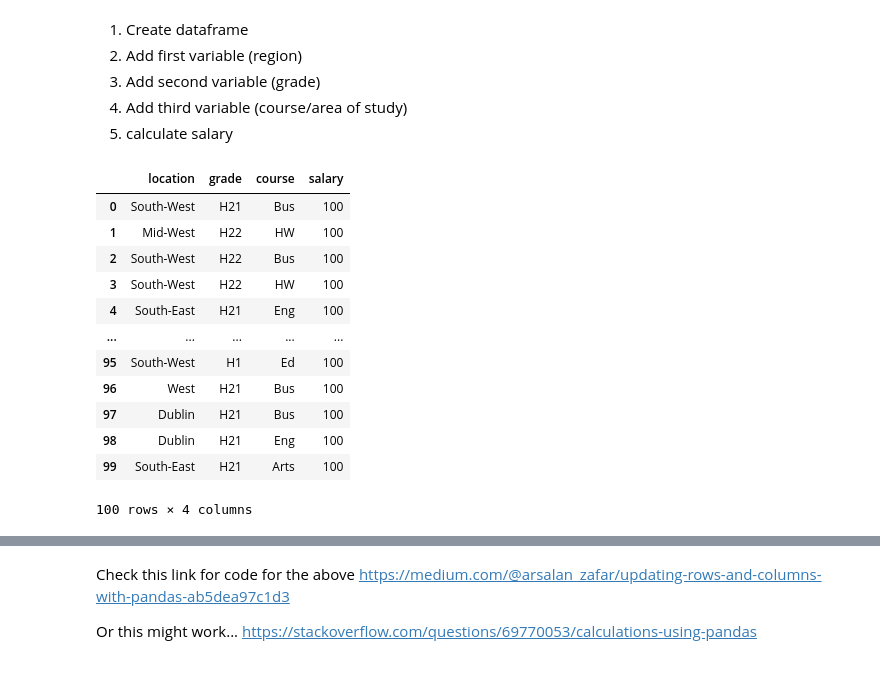
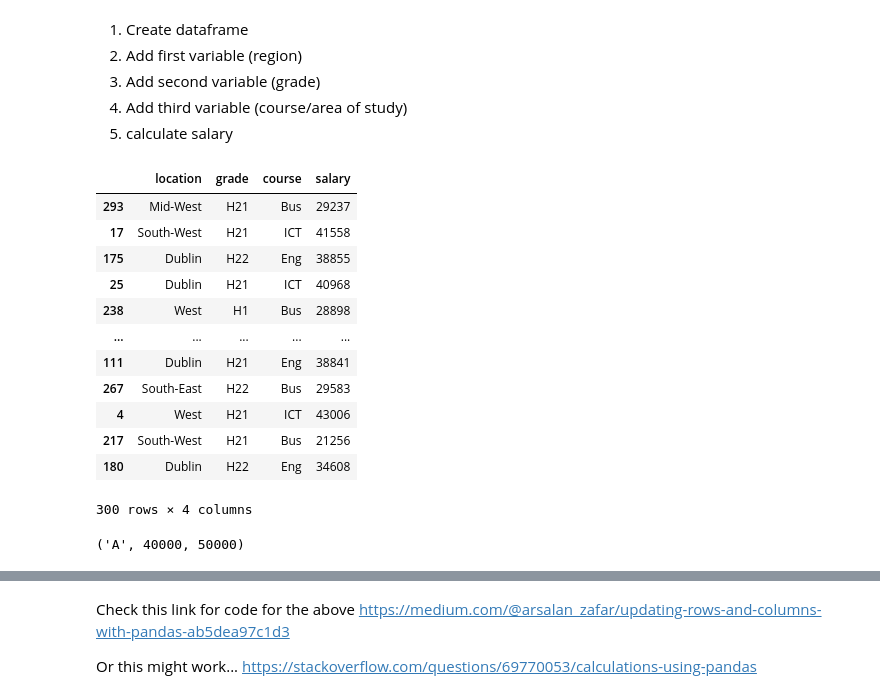
Before and after one commit to PeeBs68/mywork, a Jupyter notebook: project1.ipynb, the cells around one changed output, grey strips where cells are left out. Saved outputs shown, nothing was run; the diff lists cells and outputs as text; code cells hidden in the pictures.

```diff
--- a/project1.ipynb
+++ b/project1.ipynb
@@ -196,55 +196,81 @@ df = pd.DataFrame()
 # Using random.choice to simulate values for location, grade and course
 # Create list for Location and add to dataframe
 location_list = np.random.choice(['Dublin', 'South-West', 'Mid-West','Mid-East', 'Midlands', 'South-East', 'West', 'Border'], 100, p=[0.40, 0.16, 0.10, 0.08, 0.04, 0.07, 0.10, 0.05])
-
 df['location'] = location_list
 
 # Create list for Grade and add to dataframe
 grade_list = np.random.choice(['H1', 'H21', 'H22','H3'], 100, p=[0.17, 0.50, 0.27, 0.06])
-
 df['grade'] = grade_list
 
 # Create list for Course and add to dataframe
-course_list = np.random.choice(['Bus', 'HW', 'Eng','Arts','NatS','Ed', 'SocS', 'ICT','Serv','Agr','Oth'], 100, p=[0.24, 0.18, 0.11, 0.10, 0.09, 0.08, 0.07, 0.06, 0.04, 0.02, 0.01])
-
+#course_list = np.random.choice(['Bus', 'HW', 'Eng','Arts','NatS','Ed', 'SocS', 'ICT','Serv','Agr','Oth'], 100, p=[0.24, 0.18, 0.11, 0.10, 0.09, 0.08, 0.07, 0.06, 0.04, 0.02, 0.01])
+course_list = 'ICT'
 df['course'] = course_list
 
-df['salary'] = 100
+rand_sal_ict = [random.randint(40000, 45000) for i in range(100)]
+df['salary'] = rand_sal_ict
 
-random1 = df['course'] == 'Bus', df['grade'] == 'H1'
+df_eng = df.copy()
+rand_sal_eng = [random.randint(30000, 40000) for i in range(100)]
+course_list = 'Eng'
+df_eng['course'] = course_list
+df_eng['salary'] = rand_sal_eng
 
-#df.loc[random1, 'salary'] = 100
+df_bus = df.copy()
+rand_sal_bus = [random.randint(20000, 30000) for i in range(100)]
+course_list = 'Bus'
+df_bus['course'] = course_list
+df_bus['salary'] = rand_sal_bus
 
-df
+final_df = pd.concat([df, df_eng, df_bus], ignore_index=True)
 
-#random1
+final_df = final_df.sample(frac = 1)
+
+# newdf = df.copy()
+# df3 = df1.append(df2, ignore_index=True)
+
+# Need to find a way to update the df based on course...OR else create 8 individual dfs (per course) and combine later
+# Maybe create a table of the courses and salary ranges and loop throught it and then append to the df each time
+# Maybe do the same for the salaray updates afterwards -
+# Try this link https://pythonguides.com/python-dictionary-multiple-values/
+
+#df['salary'] = (df['salary'] * h1_rate).where(df['course'] == 'ICT', df['salary'] * 1)
+#df['salary'] = rand_sal_ict.where(df['course'] == 'ICT', df['salary'] * 1)
+#df['salary'] = [random.randint(20000, 30000) for i in range(100)].where(df['course'] == 'ICT', df['salary'] * 1)
+
+final_df
 
 # Now need to work out how to calculate salary based on course, grade and location!!!
 # # If course = 'ICT' and grade = 'H1' and location = 'Galway' then...
 # Or maybe, add random salary, then update up/down based on course/location/grade
 # Or maybe, add average salary, then update up/down based on course/location/grade
 # Maybe...add random distributed salaries by course, then adjust up/down based on grade and then location
 
 # OR maybe create individual dfs per course or per something else...
 
 # Could be lazy and just create a random salary based on the the high and low values we have!!!
 
 # Check this link
 # https://www.dataquest.io/blog/tutorial-add-column-pandas-dataframe-based-on-if-else-condition/
 # %% [output]
 |  | location | grade | course | salary |
-| 0 | South-West | H21 | Bus | 100 |
-| 1 | Mid-West | H22 | HW | 100 |
-| 2 | South-West | H22 | Bus | 100 |
-| 3 | South-West | H22 | HW | 100 |
-| 4 | South-East | H21 | Eng | 100 |
+| 293 | Mid-West | H21 | Bus | 29237 |
+| 17 | South-West | H21 | ICT | 41558 |
+| 175 | Dublin | H22 | Eng | 38855 |
+| 25 | Dublin | H21 | ICT | 40968 |
+| 238 | West | H1 | Bus | 28898 |
 | ... | ... | ... | ... | ... |
-| 95 | South-West | H1 | Ed | 100 |
-| 96 | West | H21 | Bus | 100 |
-| 97 | Dublin | H21 | Bus | 100 |
-| 98 | Dublin | H21 | Eng | 100 |
-| 99 | South-East | H21 | Arts | 100 |
+| 111 | Dublin | H21 | Eng | 38841 |
+| 267 | South-East | H22 | Bus | 29583 |
+| 4 | West | H21 | ICT | 43006 |
+| 217 | South-West | H21 | Bus | 21256 |
+| 180 | Dublin | H22 | Eng | 34608 |
-100 rows × 4 columns
+300 rows × 4 columns
+# %%
+x = 'A', 40000, 50000
+x
+# %% [output]
+('A', 40000, 50000)
 # %%
 # To get 100 random salaries between the max and min...assuming a standard normal distribution of values
 
```
Also changed, not shown: parts of 6 cells of this notebook.
